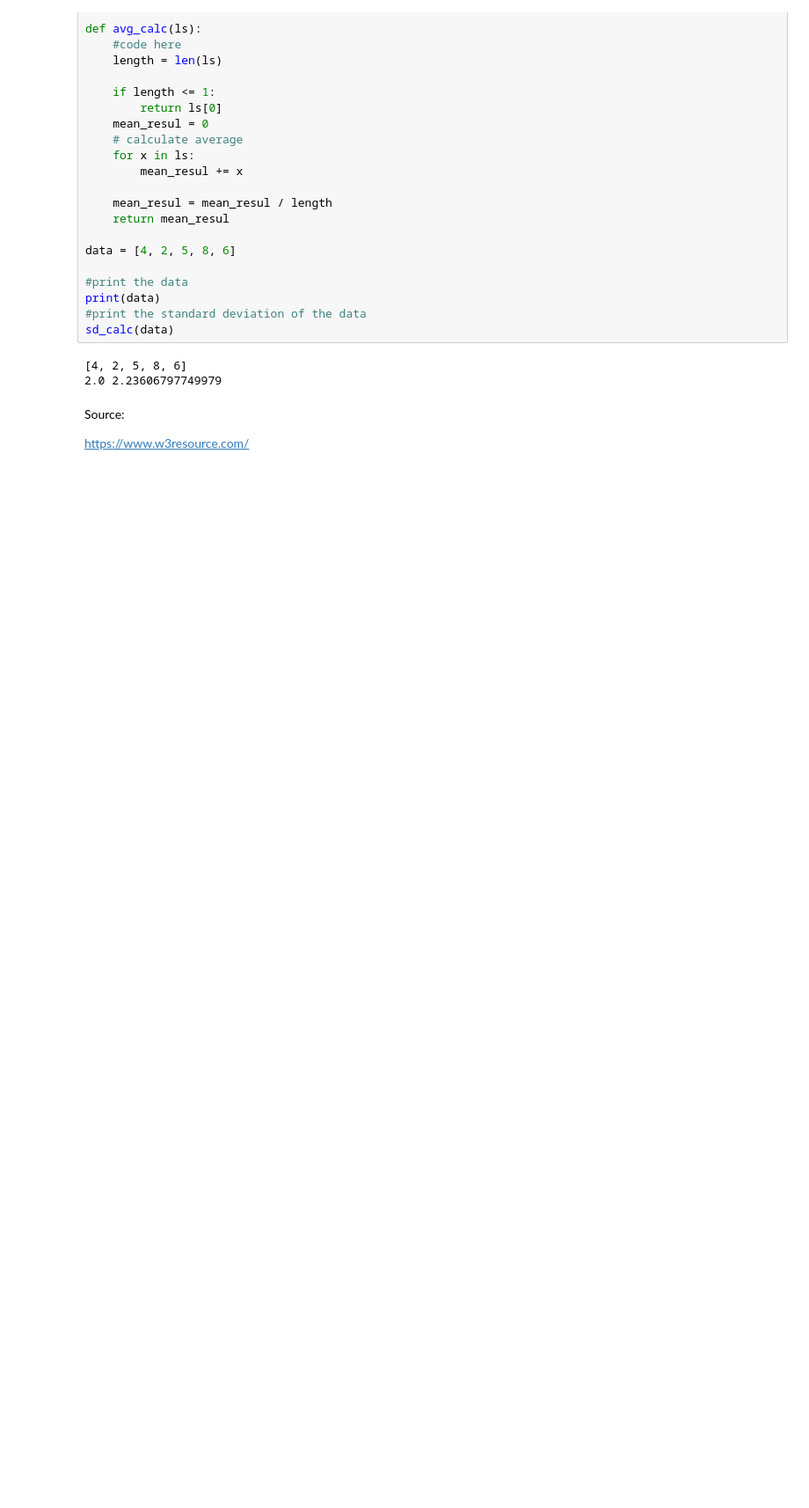
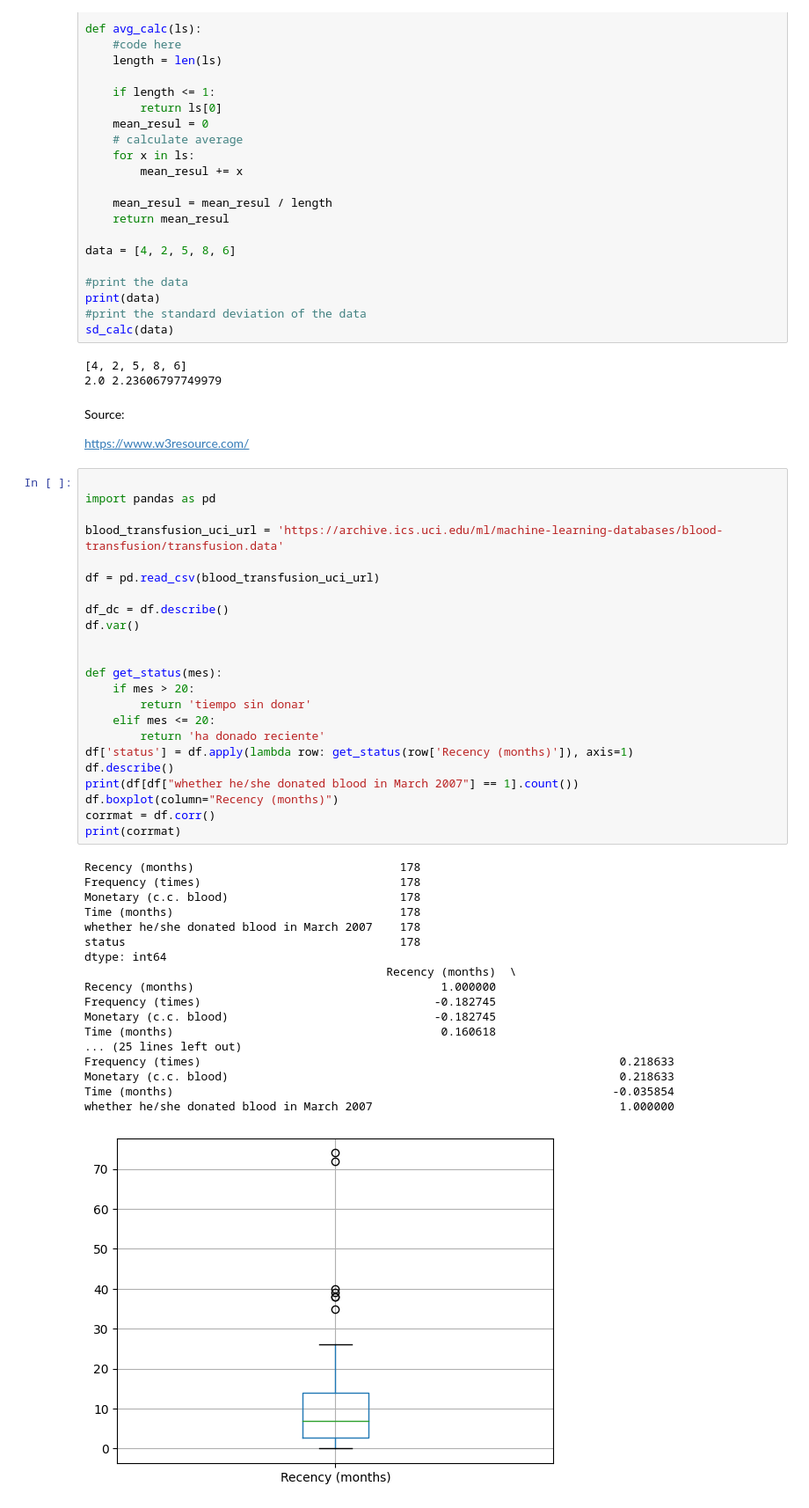
Before and after one commit to sepeca15/descriptive-statistics-exercises-project-with-python, a Jupyter notebook: notebook/problems.ipynb, the cells around one changed output. Shown: that part at 88% size. Saved outputs shown, nothing was run; the diff lists cells and outputs as text; blank space fills up the shorter version.

```diff
--- a/notebook/problems.ipynb
+++ b/notebook/problems.ipynb
@@ -124,3 +124,45 @@ sd_calc(data)
 Source:
 
 https://www.w3resource.com/
+# %%
+
+import pandas as pd
+
+blood_transfusion_uci_url = 'https://archive.ics.uci.edu/ml/machine-learning-databases/blood-transfusion/transfusion.data'
+
+df = pd.read_csv(blood_transfusion_uci_url)
+
+df_dc = df.describe()
+df.var()
+
+
+def get_status(mes):
+    if mes > 20:
+        return 'tiempo sin donar'
+    elif mes <= 20:
+        return 'ha donado reciente'
+df['status'] = df.apply(lambda row: get_status(row['Recency (months)']), axis=1)
+df.describe()
+print(df[df["whether he/she donated blood in March 2007"] == 1].count())
+df.boxplot(column="Recency (months)")
+corrmat = df.corr()
+print(corrmat)
+# %% [output]
+Recency (months)                              178
+Frequency (times)                             178
+Monetary (c.c. blood)                         178
+Time (months)                                 178
+whether he/she donated blood in March 2007    178
+status                                        178
+dtype: int64
+                                            Recency (months)  \
+Recency (months)                                    1.000000
+Frequency (times)                                  -0.182745
+Monetary (c.c. blood)                              -0.182745
+Time (months)                                       0.160618
+... (25 lines left out)
+Frequency (times)                                                             0.218633
+Monetary (c.c. blood)                                                         0.218633
+Time (months)                                                                -0.035854
+whether he/she donated blood in March 2007                                    1.000000
+[figure, added]
```
Also changed, not shown: parts of 1 cell of this notebook.
